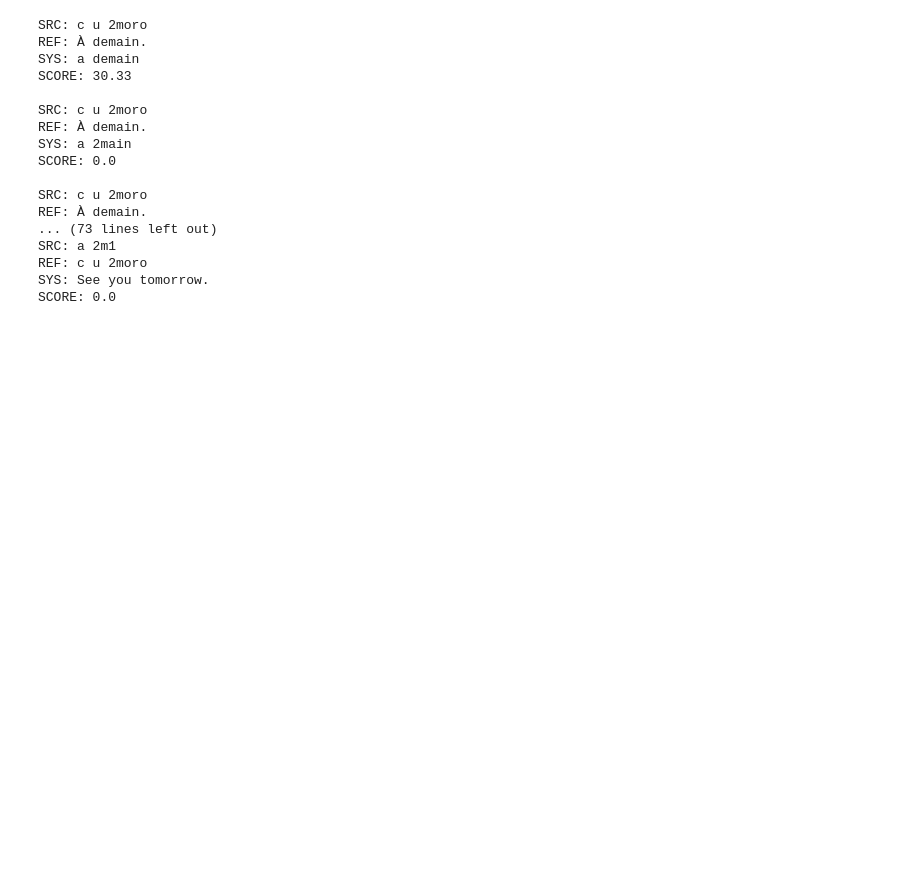
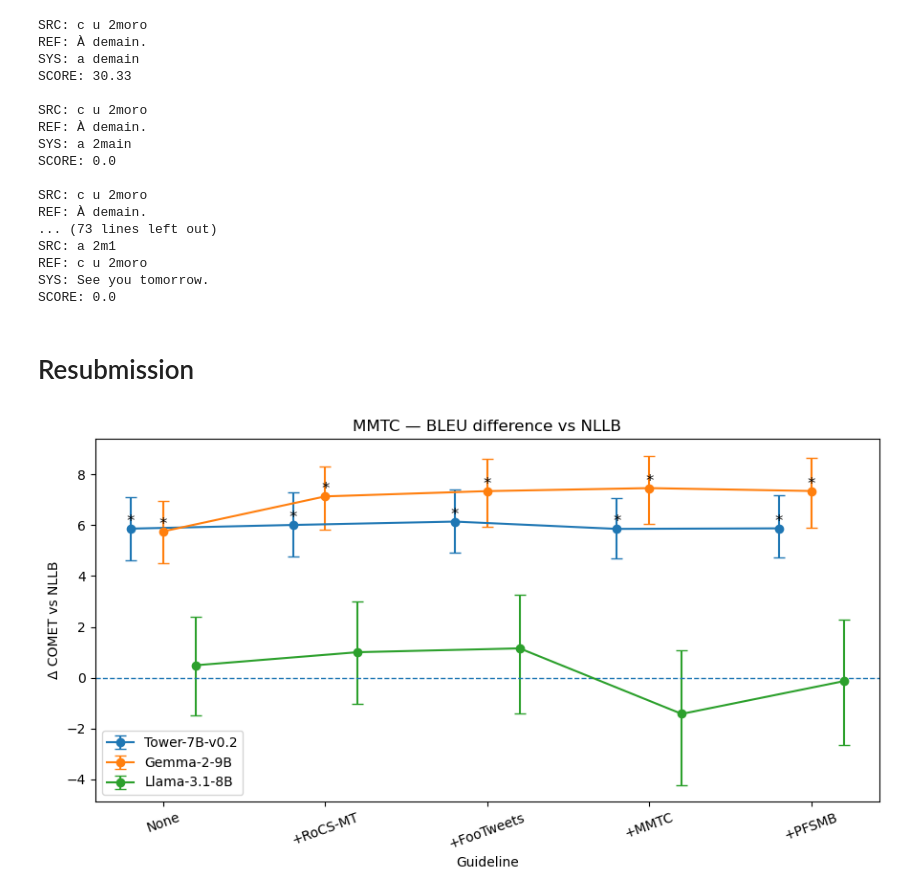
Before and after one commit to lydianish-phd/evaluation-challenges, a Jupyter notebook: src/draft.ipynb, the cells around one changed output. Cells and saved outputs as stored; diff of their text form; code cells hidden in the pictures; blank space fills up the shorter version.

```diff
--- a/src/draft.ipynb
+++ b/src/draft.ipynb
@@ -1181,3 +1181,5 @@ SRC: a 2m1
 REF: c u 2moro
 SYS: See you tomorrow.
 SCORE: 0.0
+# %% [markdown]
+# Resubmission
@@ -1183,0 +1295,10 @@ SCORE: 0.0
+# %%
+# Example
+fig, ax = plot_delta_with_ci(
+    "C:\\Users\\lydia\\OneDrive\\Documents\\evaluation-challenges\\experiments\\experiment_049d\\scores\\scores_ci_pfsmb.csv",
+    metric="comet",
+    title="MMTC — BLEU difference vs NLLB"
+)
+plt.show()
+# %% [output]
+[figure, added]
```
Also changed, not shown: parts of 3 cells of this notebook, 3 other files.
